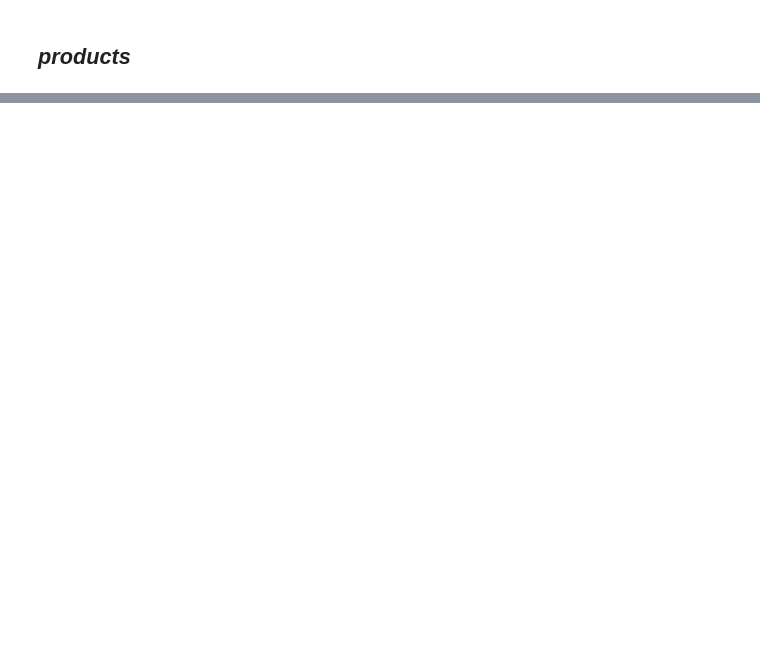
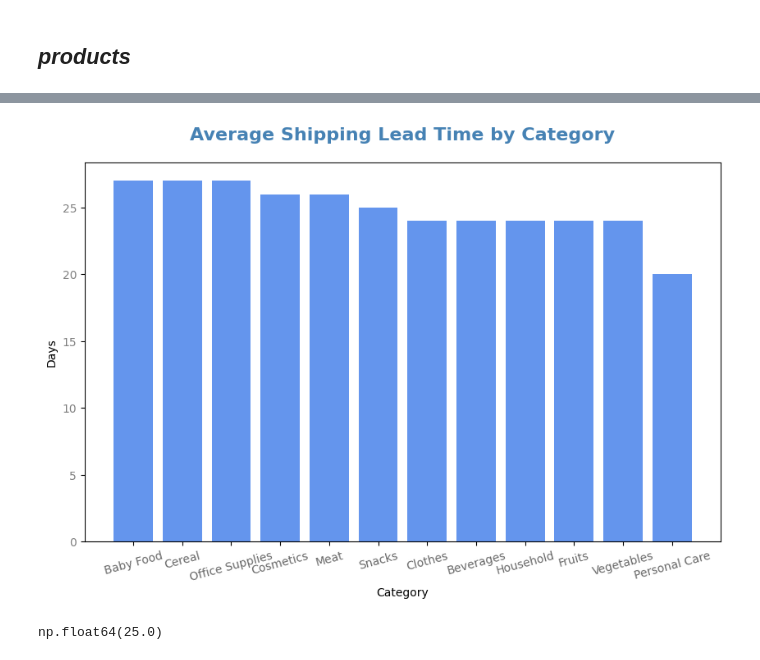
Before and after one commit to MariiaSam/data_science, a Jupyter notebook: Python_for_DA_Module_Task.ipynb, the cells around one changed output, grey strips where cells are left out. Saved outputs shown, nothing was run; the diff lists cells and outputs as text; code cells hidden in the pictures; blank space fills up the shorter version.

```diff
--- a/Python_for_DA_Module_Task.ipynb
+++ b/Python_for_DA_Module_Task.ipynb
@@ -460,0 +921,3 @@ print("Викиди Unit Cost:", outliers_price)
+# %%
+shipping_lead_time_by_category = df.groupby('product_category')['shipping_lead_time'].mean().round(0).astype(int).reset_index().sort_values(by='shipping_lead_time', ascending=False)
+shipping_lead_time_by_category
@@ -460,0 +938,19 @@ print("Викиди Unit Cost:", outliers_price)
+# %%
+plt.figure(figsize=(10, 6))
+x = np.arange(len(shipping_lead_time_by_category['product_category']))
+
+plt.bar(x, shipping_lead_time_by_category['shipping_lead_time'], color='cornflowerblue')
+
+plt.title("Average Shipping Lead Time by Category", color='steelblue', fontweight='bold', fontsize=16, pad=20)
+plt.xlabel("Category")
+plt.ylabel("Days")
+plt.xticks(x, shipping_lead_time_by_category['product_category'],rotation=15, fontsize=10, color='dimgrey')
+plt.yticks(color='grey', fontsize=10)
+plt.show()
+# %% [output]
+[figure, added]
+# %%
+average_lead_time = df['shipping_lead_time'].mean().round(0)
+average_lead_time
+# %% [output]
+np.float64(25.0)
```
Also changed, not shown: parts of 100 cells of this notebook.
